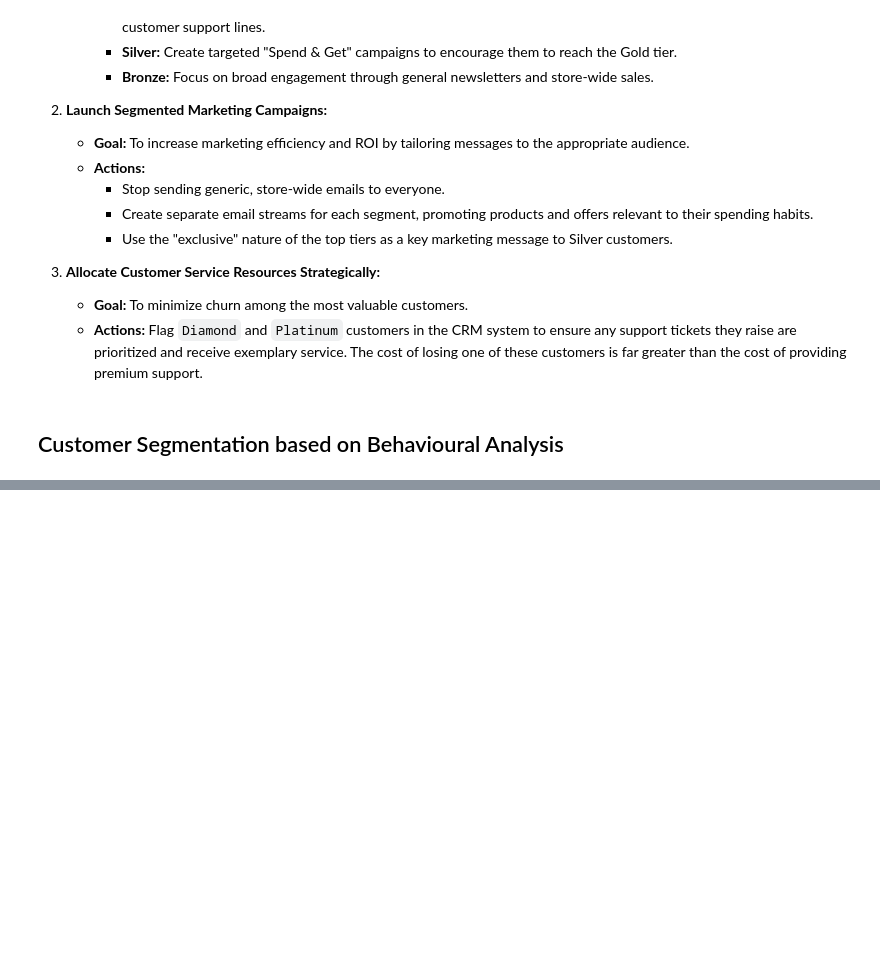
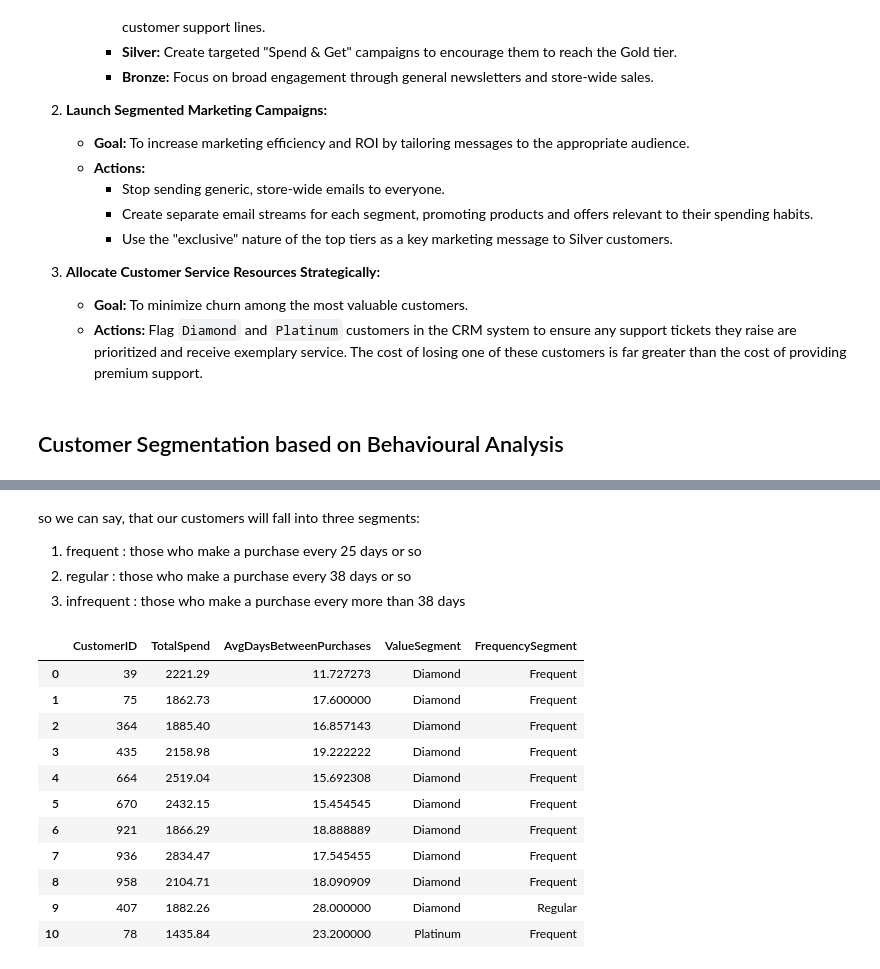
Before and after one commit to artech-0/sql-market-analysis-case-study, a Jupyter notebook: sql_case_study.ipynb, the cells around one changed output, grey strips where cells are left out. Cells and saved outputs as stored; diff of their text form; code cells hidden in the pictures; blank space fills up the shorter version.

```diff
--- a/sql_case_study.ipynb
+++ b/sql_case_study.ipynb
@@ -1809,0 +1948,6 @@ The treemap powerfully illustrates the value concentration. The `Bronze` segment
+# %% [markdown]
+so we can say, that our customers will fall into three segments:
+
+1. frequent : those who make a purchase every 25 days or so
+2. regular : those who make a purchase every 38 days or so
+3. infrequent : those who make a purchase every more than 38 days
@@ -1809,0 +2034,15 @@ The treemap powerfully illustrates the value concentration. The `Bronze` segment
+# %%
+segmentation_df.head(11)
+# %% [output]
+|  | CustomerID | TotalSpend | AvgDaysBetweenPurchases | ValueSegment | FrequencySegment |
+| 0 | 39 | 2221.29 | 11.727273 | Diamond | Frequent |
+| 1 | 75 | 1862.73 | 17.600000 | Diamond | Frequent |
+| 2 | 364 | 1885.40 | 16.857143 | Diamond | Frequent |
+| 3 | 435 | 2158.98 | 19.222222 | Diamond | Frequent |
+| 4 | 664 | 2519.04 | 15.692308 | Diamond | Frequent |
+| 5 | 670 | 2432.15 | 15.454545 | Diamond | Frequent |
+| 6 | 921 | 1866.29 | 18.888889 | Diamond | Frequent |
+| 7 | 936 | 2834.47 | 17.545455 | Diamond | Frequent |
+| 8 | 958 | 2104.71 | 18.090909 | Diamond | Frequent |
+| 9 | 407 | 1882.26 | 28.000000 | Diamond | Regular |
+| 10 | 78 | 1435.84 | 23.200000 | Platinum | Frequent |
```
Also changed, not shown: parts of 5 cells of this notebook.
